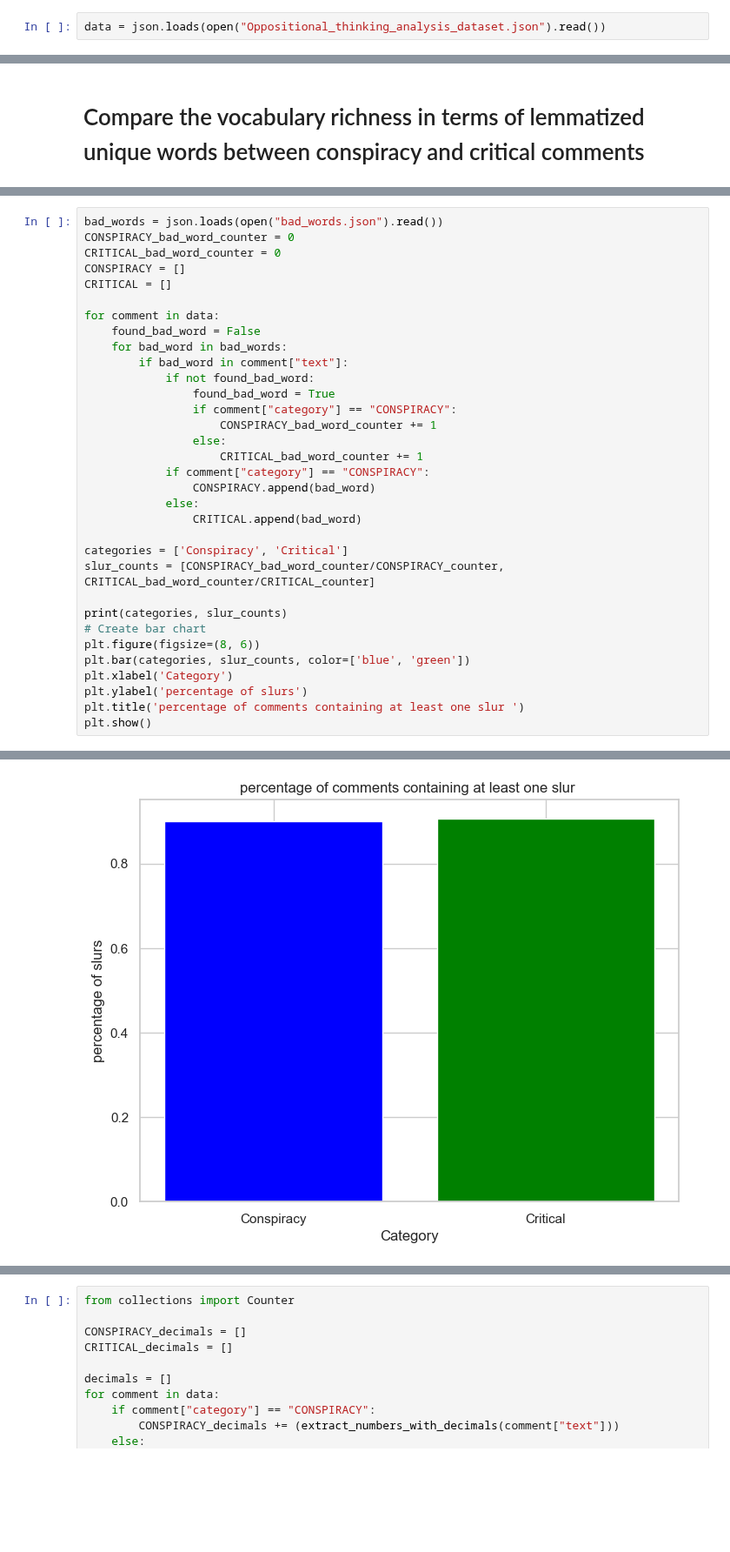
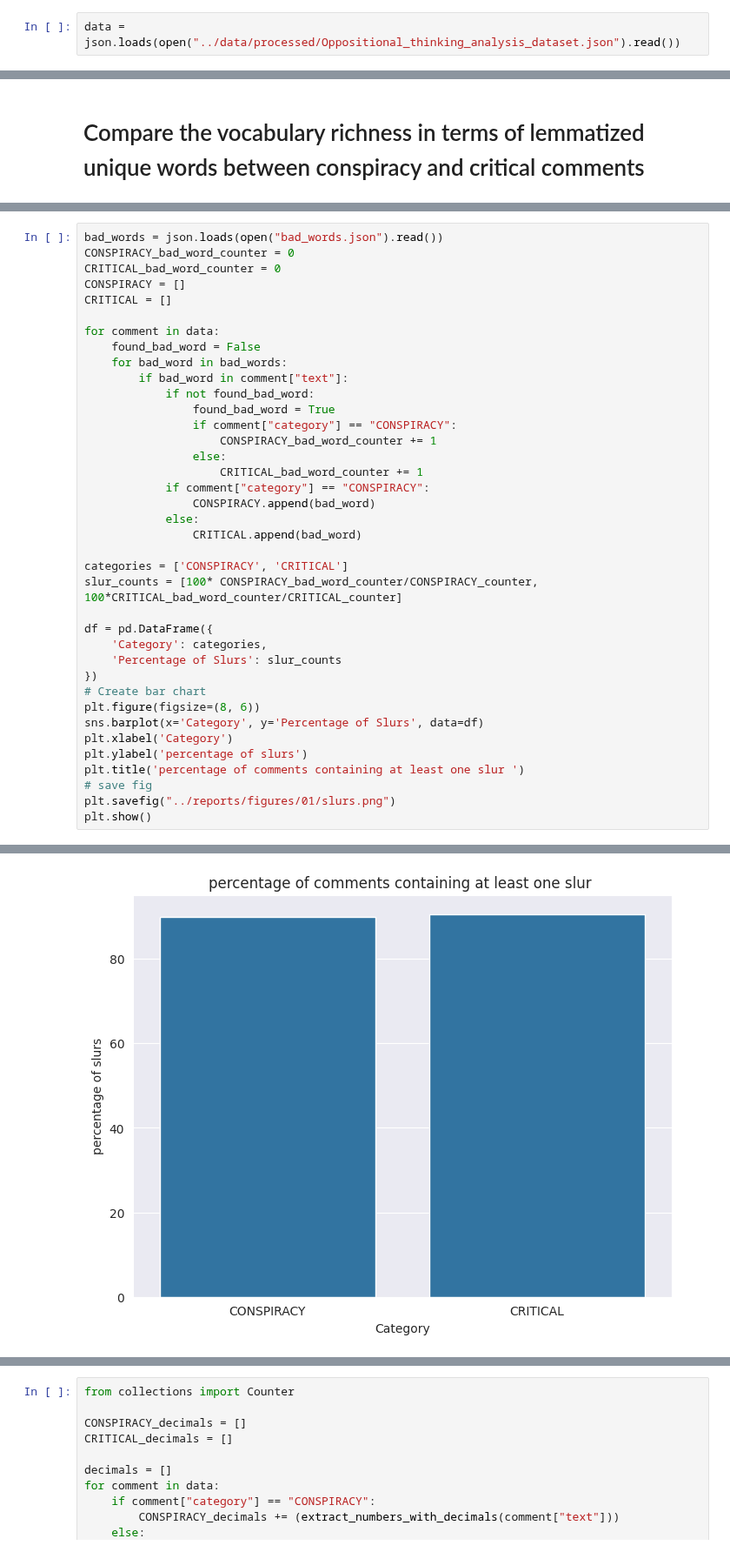
Before and after one commit to erikrubinov/nlp_project, a Jupyter notebook: src/task_1.ipynb, the cells around one changed output, grey strips where cells are left out. Shown at 87% size. Cells and saved outputs as stored; diff of their text form; blank space fills up the shorter version.

```diff
--- a/src/task_1.ipynb
+++ b/src/task_1.ipynb
@@ -31,7 +37,7 @@ nltk.download('vader_lexicon')
 [nltk_data]   Package vader_lexicon is already up-to-date!
 True
 # %%
-data = json.loads(open("Oppositional_thinking_analysis_dataset.json").read())
+data = json.loads(open("../data/processed/Oppositional_thinking_analysis_dataset.json").read())
 # %% [markdown]
 # Compare the total number of conspiracy and critical comments
 # %%
@@ -194,15 +200,20 @@ for comment in data:
             else:
                 CRITICAL.append(bad_word)
 
-categories = ['Conspiracy', 'Critical']
-slur_counts = [CONSPIRACY_bad_word_counter/CONSPIRACY_counter, CRITICAL_bad_word_counter/CRITICAL_counter]
+categories = ['CONSPIRACY', 'CRITICAL']
+slur_counts = [100* CONSPIRACY_bad_word_counter/CONSPIRACY_counter, 100*CRITICAL_bad_word_counter/CRITICAL_counter]
 
-print(categories, slur_counts)
+df = pd.DataFrame({
+    'Category': categories,
+    'Percentage of Slurs': slur_counts
+})
 # Create bar chart
 plt.figure(figsize=(8, 6))
-plt.bar(categories, slur_counts, color=['blue', 'green'])
+sns.barplot(x='Category', y='Percentage of Slurs', data=df)
 plt.xlabel('Category')
 plt.ylabel('percentage of slurs')
 plt.title('percentage of comments containing at least one slur ')
+# save fig
+plt.savefig("../reports/figures/01/slurs.png")
 plt.show()
 # %% [output]
@@ -210,4 +220,4 @@ plt.show()
-[figure, old version]
+[figure, new version]
 # %%
 CONSPIRACY_avereage_bad_word_proportion_per_comment = []
 CRITICAL_avereage_bad_word_proportion_per_comment = []
```
Also changed, not shown: parts of 17 cells of this notebook, 9 other files.
